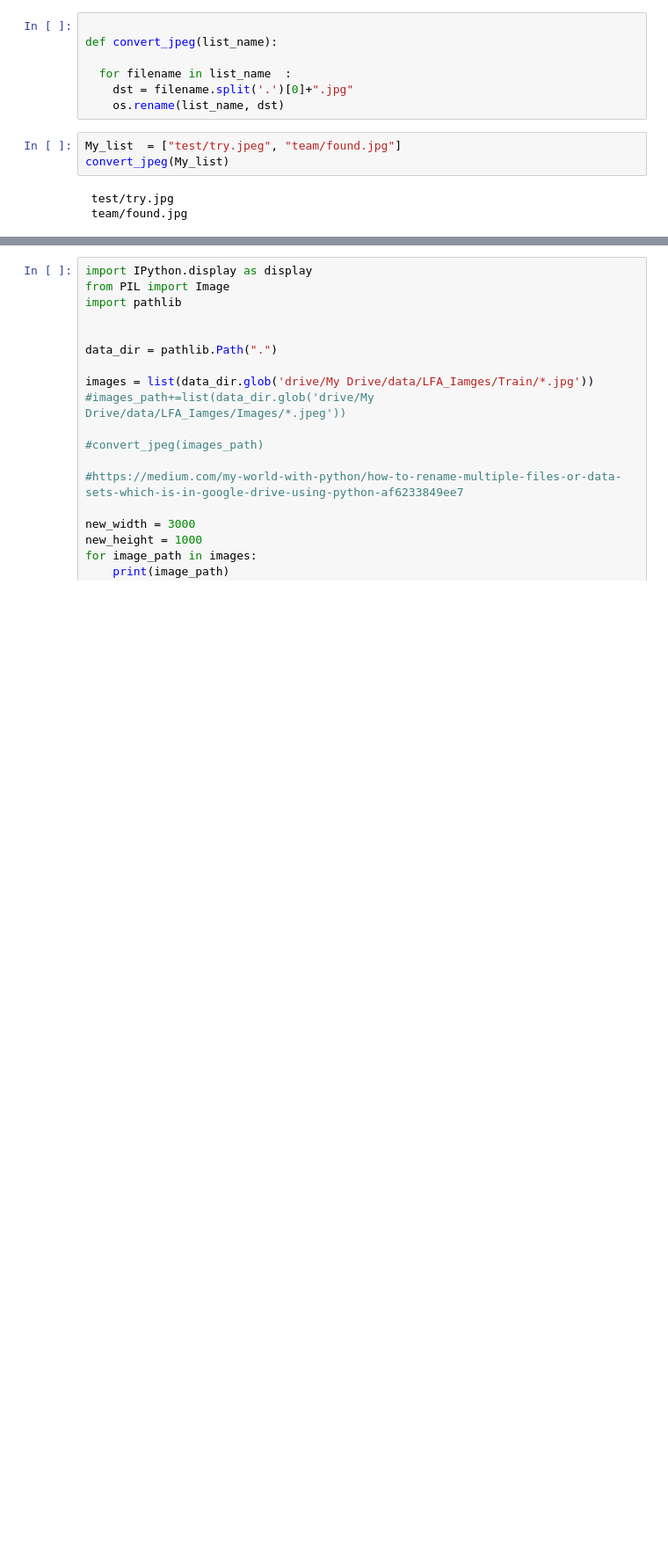
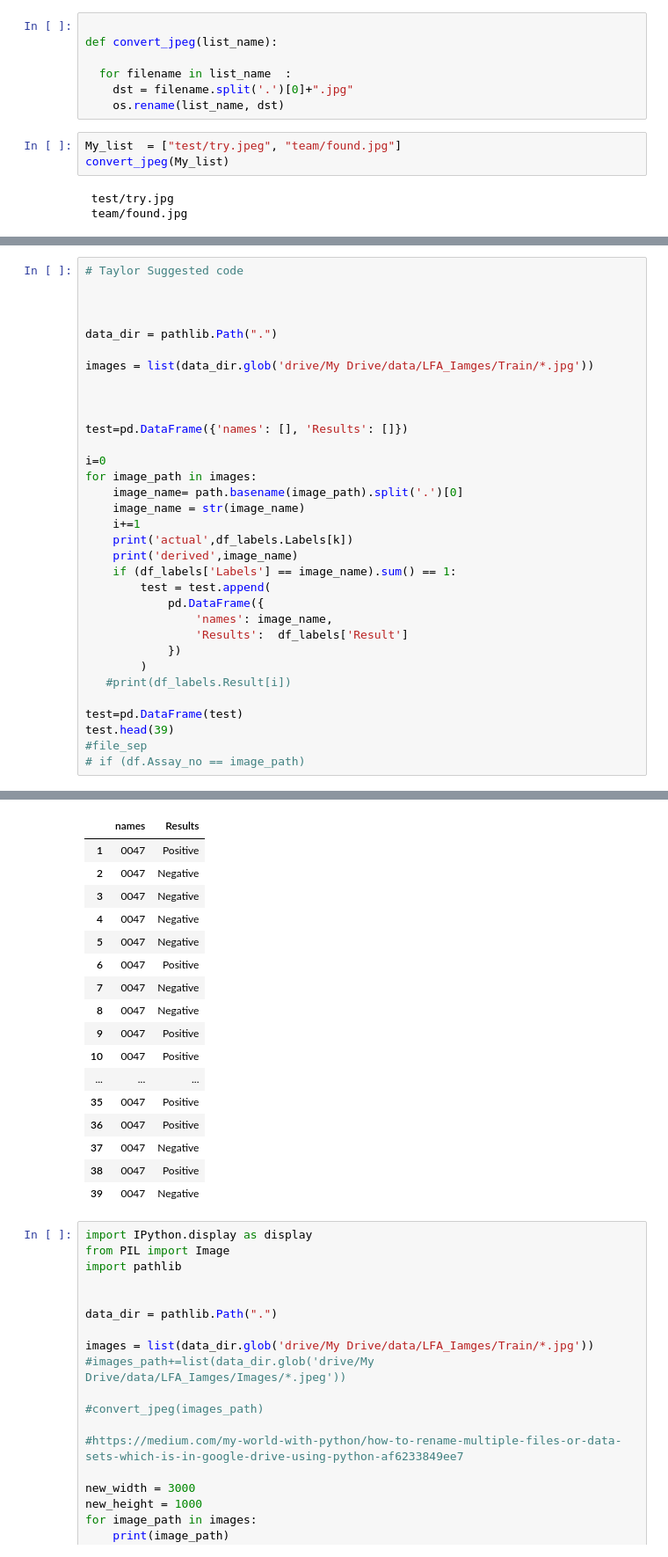
Before and after one commit to VeereshShringari/myKagglecode, a Jupyter notebook: resnet5_keras_baseline_COVID_LFLImages_21May.ipynb, the cells around one changed output, grey strips where cells are left out. Shown at 88% size. Saved outputs shown, nothing was run; the diff lists cells and outputs as text; blank space fills up the shorter version.

Commit message:
Added Tyler suggested code

```diff
--- a/resnet5_keras_baseline_COVID_LFLImages_21May.ipynb
+++ b/resnet5_keras_baseline_COVID_LFLImages_21May.ipynb
@@ -190,3 +190,37 @@ derived 0038
 | 36 | 0001 | Positive |
 | 37 | 0001 | Positive |
 | 38 | 0001 | Positive |
+# %%
+# Taylor Suggested code
+
+
+
+data_dir = pathlib.Path(".")
+
+images = list(data_dir.glob('drive/My Drive/data/LFA_Iamges/Train/*.jpg'))
+
+
+
+test=pd.DataFrame({'names': [], 'Results': []})
+
+i=0
+for image_path in images:
+    image_name= path.basename(image_path).split('.')[0]
+    image_name = str(image_name)
+    i+=1
+    print('actual',df_labels.Labels[k])
+    print('derived',image_name)
+    if (df_labels['Labels'] == image_name).sum() == 1:
+        test = test.append(
+            pd.DataFrame({
+                'names': image_name,
+                'Results':  df_labels['Result']
+            })
+        )
+   #print(df_labels.Result[i])
+
+test=pd.DataFrame(test)
+test.head(39)
+#file_sep
+# if (df.Assay_no == image_path)
+# %% [output]
@@ -193,3 +244,20 @@ derived 0038
+|  | names | Results |
+| 1 | 0047 | Positive |
+| 2 | 0047 | Negative |
+| 3 | 0047 | Negative |
+| 4 | 0047 | Negative |
+| 5 | 0047 | Negative |
+| 6 | 0047 | Positive |
+| 7 | 0047 | Negative |
+| 8 | 0047 | Negative |
+| 9 | 0047 | Positive |
+| 10 | 0047 | Positive |
+| ... | ... | ... |
+| 35 | 0047 | Positive |
+| 36 | 0047 | Positive |
+| 37 | 0047 | Negative |
+| 38 | 0047 | Positive |
+| 39 | 0047 | Negative |
 # %%
 import IPython.display as display
 from PIL import Image
```
Also changed, not shown: parts of 2 cells of this notebook.
